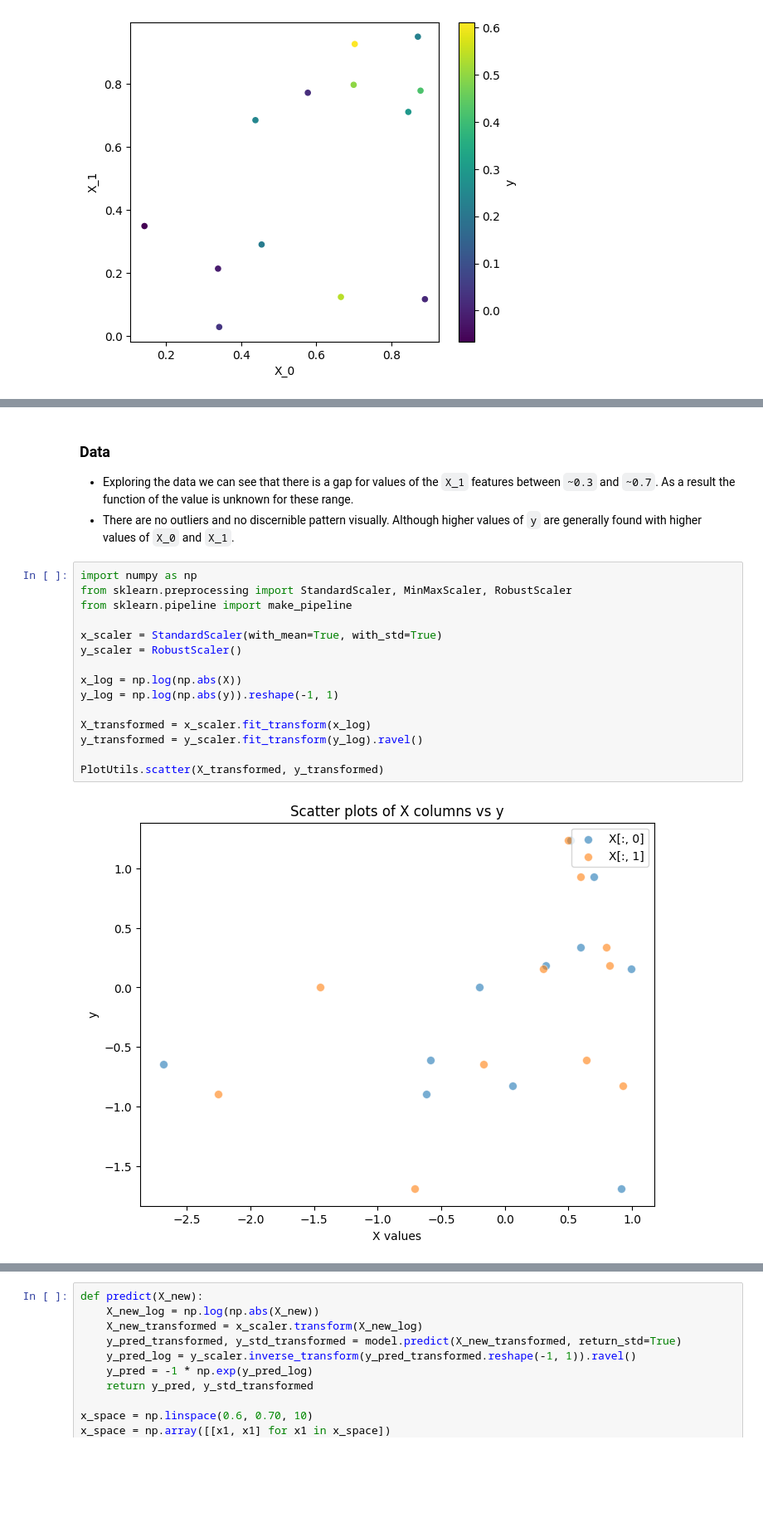
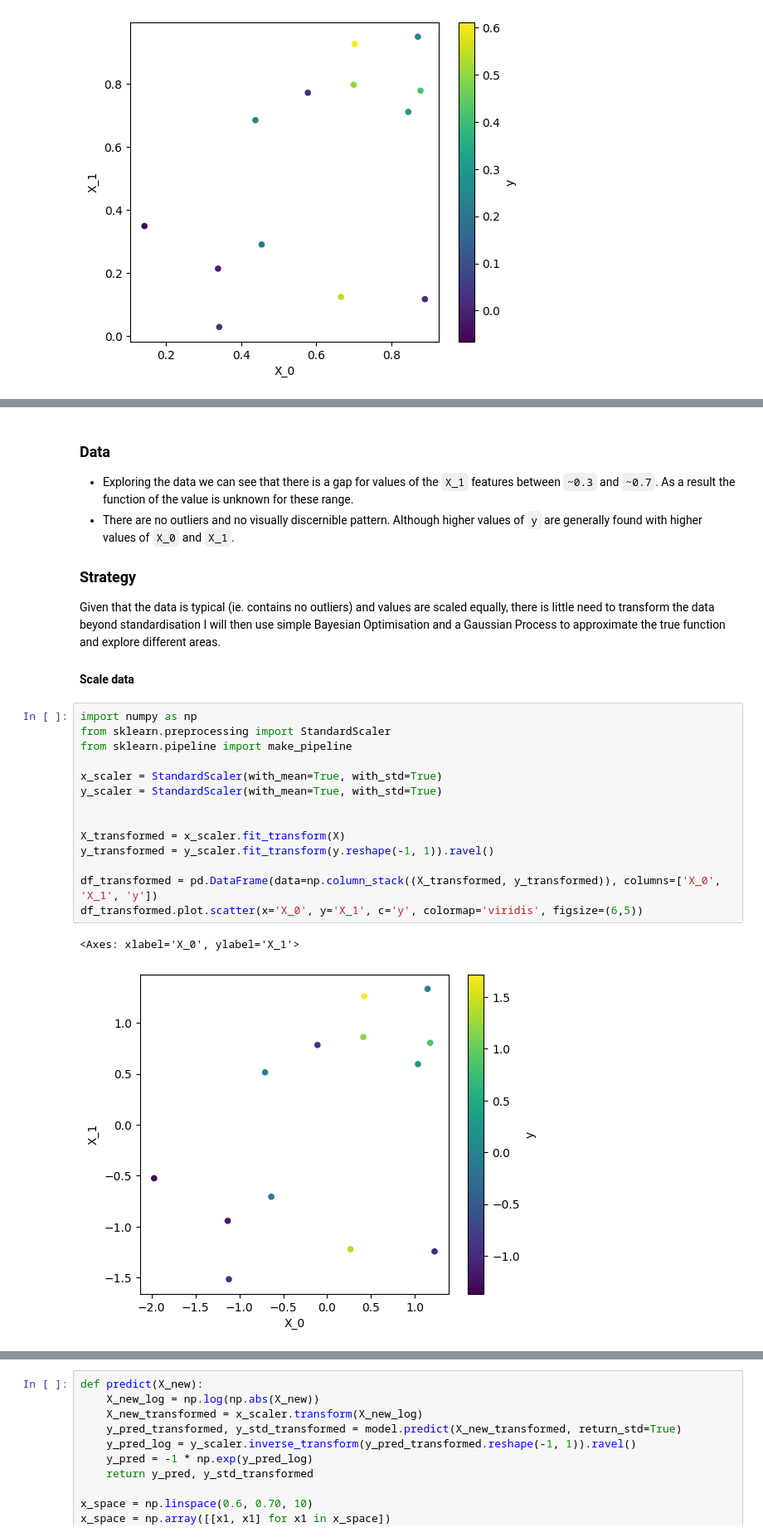
Before and after one commit to ja-michel/capstone_imperial_ml_ai, a Jupyter notebook: notebooks/w1/f2.ipynb, the cells around one changed output, grey strips where cells are left out. Shown at 83% size. Drawn from its saved outputs; the diff is of its cells as text; blank space fills up the shorter version.

Commit message:
wip: plot gp

```diff
--- a/notebooks/w1/f2.ipynb
+++ b/notebooks/w1/f2.ipynb
@@ -43,21 +51,26 @@ PlotUtils.histogram(X, bins=10)
 # %% [markdown]
 ### Data
 - Exploring the data we can see that there is a gap for values of the `X_1` features between `~0.3` and `~0.7`. As a result the function of the value is unknown for these range.
-- There are no outliers and no discernible pattern visually. Although higher values of `y` are generally found with higher values of `X_0` and `X_1`.
+- There are no outliers and no visually discernible pattern. Although higher values of `y` are generally found with higher values of `X_0` and `X_1`.
+
+### Strategy
+Given that the data is typical (ie. contains no outliers) and values are scaled equally, there is little need to transform the data beyond standardisation I will then use simple Bayesian Optimisation and a Gaussian Process to approximate the true function and explore different areas.
+
+#### Scale data
 # %%
 import numpy as np
-from sklearn.preprocessing import StandardScaler, MinMaxScaler, RobustScaler
+from sklearn.preprocessing import StandardScaler
 from sklearn.pipeline import make_pipeline
 
 x_scaler = StandardScaler(with_mean=True, with_std=True)
-y_scaler = RobustScaler()
+y_scaler = StandardScaler(with_mean=True, with_std=True)
 
-x_log = np.log(np.abs(X))
-y_log = np.log(np.abs(y)).reshape(-1, 1)
 
-X_transformed = x_scaler.fit_transform(x_log)
-y_transformed = y_scaler.fit_transform(y_log).ravel()
+X_transformed = x_scaler.fit_transform(X)
+y_transformed = y_scaler.fit_transform(y.reshape(-1, 1)).ravel()
 
-PlotUtils.scatter(X_transformed, y_transformed)
+df_transformed = pd.DataFrame(data=np.column_stack((X_transformed, y_transformed)), columns=['X_0', 'X_1', 'y'])
+df_transformed.plot.scatter(x='X_0', y='X_1', c='y', colormap='viridis', figsize=(6,5))
 # %% [output]
+<Axes: xlabel='X_0', ylabel='X_1'>
-[figure, old version]
+[figure, new version]
```
Also changed, not shown: parts of 15 cells of this notebook.
